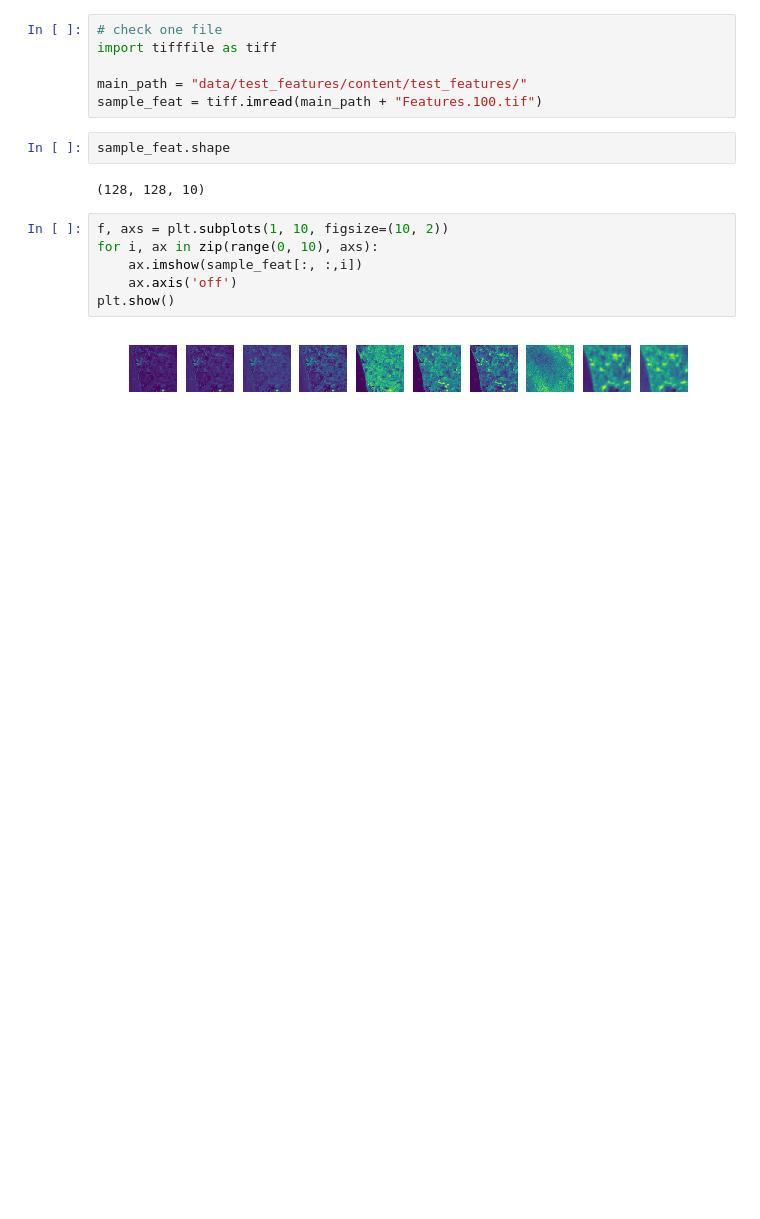
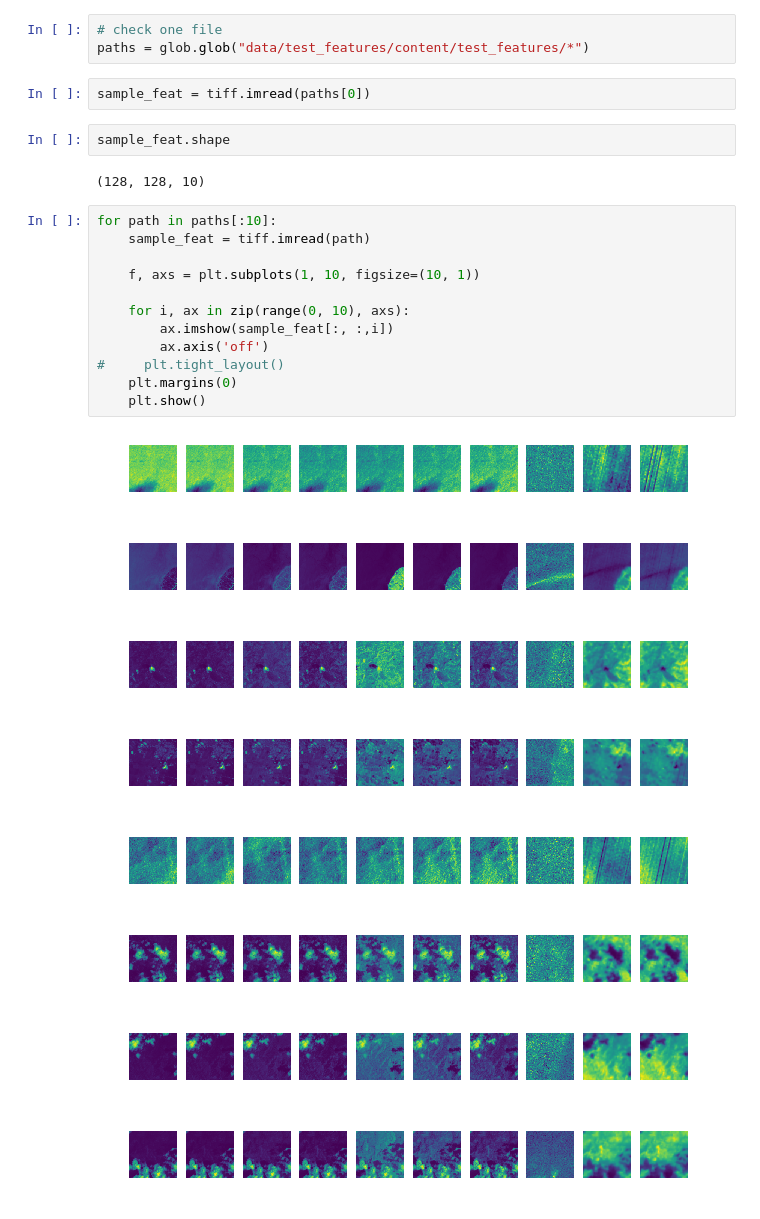
Before and after one commit to PrinceJavier/datos_segmentation, a Jupyter notebook: datos.eda.ipynb, the cells around one changed output. Drawn from its saved outputs; the diff is of its cells as text; blank space fills up the shorter version.

```diff
--- a/datos.eda.ipynb
+++ b/datos.eda.ipynb
@@ -91,19 +99,31 @@ Features.414.tif   Features.915.tif  Features_v2.4.tif
 Features.422.tif   Features.917.tif  Features_v2.502.tif
 # %%
 # check one file
-import tifffile as tiff
-
-main_path = "data/test_features/content/test_features/"
-sample_feat = tiff.imread(main_path + "Features.100.tif")
+paths = glob.glob("data/test_features/content/test_features/*")
+# %%
+sample_feat = tiff.imread(paths[0])
 # %%
 sample_feat.shape
 # %% [output]
 (128, 128, 10)
 # %%
-f, axs = plt.subplots(1, 10, figsize=(10, 2))
-for i, ax in zip(range(0, 10), axs):
-    ax.imshow(sample_feat[:, :,i])
-    ax.axis('off')
-plt.show()
+for path in paths[:10]:
+    sample_feat = tiff.imread(path)
+
+    f, axs = plt.subplots(1, 10, figsize=(10, 1))
+
+    for i, ax in zip(range(0, 10), axs):
+        ax.imshow(sample_feat[:, :,i])
+        ax.axis('off')
+#     plt.tight_layout()
+    plt.margins(0)
+    plt.show()
 # %% [output]
-[figure, old version]
+[figure, new version]
+[figure, added]
+[figure, added]
+[figure, added]
+[figure, added]
+[figure, added]
+[figure, added]
+[figure, added]
```
Also changed, not shown: parts of 12 cells of this notebook, 1 other file.
